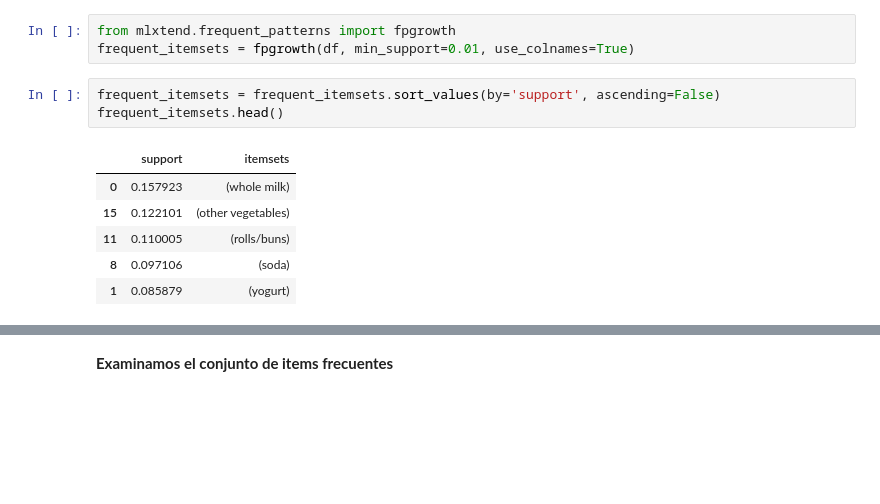
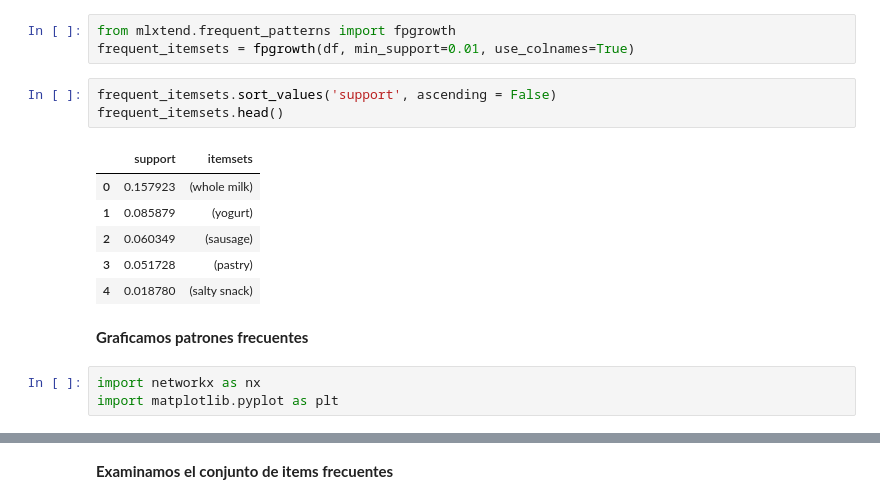
Before and after one commit to marquinamaria/UCB_MDSv4_ML, a Jupyter notebook: ARL_FP_Growth_Algorithm.ipynb, the cells around one changed output, grey strips where cells are left out. Drawn from its saved outputs; the diff is of its cells as text; blank space fills up the shorter version.

```diff
--- a/ARL_FP_Growth_Algorithm.ipynb
+++ b/ARL_FP_Growth_Algorithm.ipynb
@@ -141,12 +141,17 @@ df.head(10)
 from mlxtend.frequent_patterns import fpgrowth
 frequent_itemsets = fpgrowth(df, min_support=0.01, use_colnames=True)
 # %%
-frequent_itemsets = frequent_itemsets.sort_values(by='support', ascending=False)
+frequent_itemsets.sort_values('support', ascending = False)
 frequent_itemsets.head()
 # %% [output]
 |  | support | itemsets |
 | 0 | 0.157923 | (whole milk) |
-| 15 | 0.122101 | (other vegetables) |
-| 11 | 0.110005 | (rolls/buns) |
-| 8 | 0.097106 | (soda) |
 | 1 | 0.085879 | (yogurt) |
+| 2 | 0.060349 | (sausage) |
+| 3 | 0.051728 | (pastry) |
+| 4 | 0.018780 | (salty snack) |
+# %% [markdown]
+**Graficamos patrones frecuentes**
+# %%
+import networkx as nx
+import matplotlib.pyplot as plt
```
Also changed, not shown: parts of 9 cells of this notebook.
